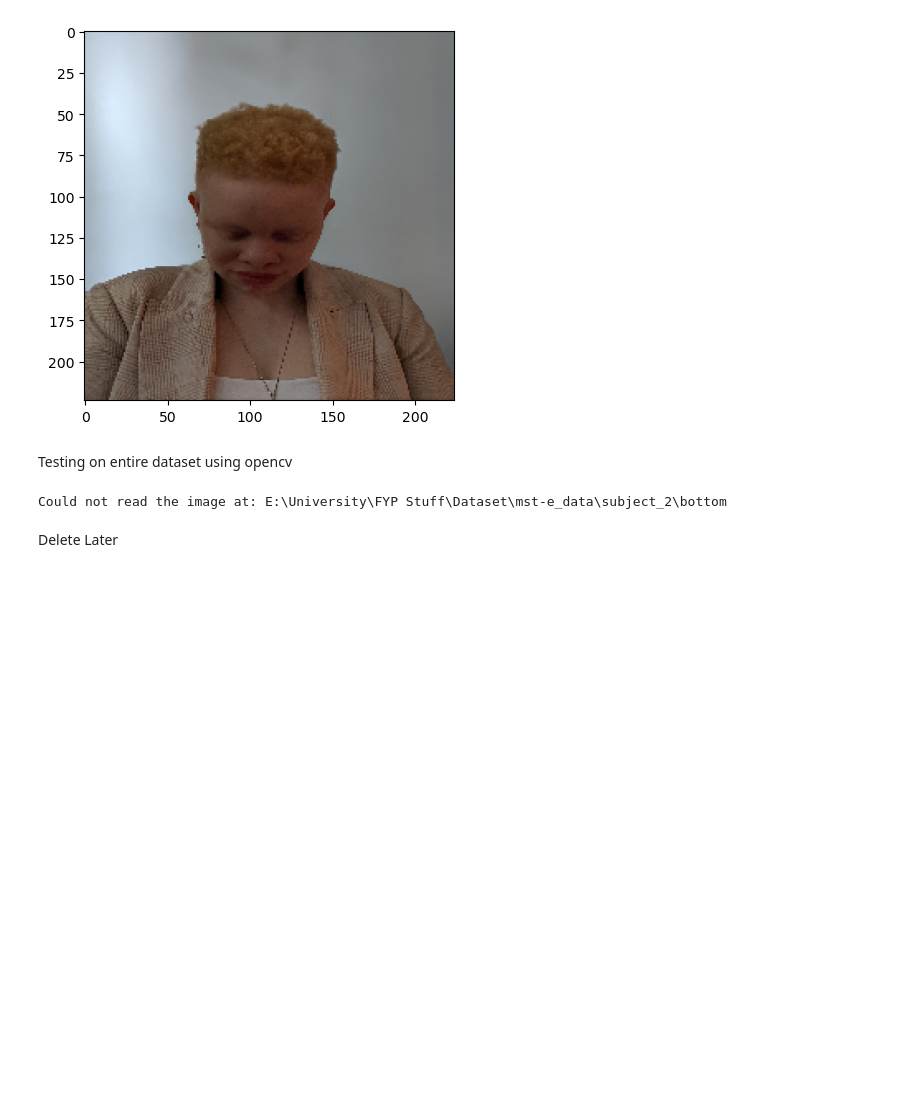
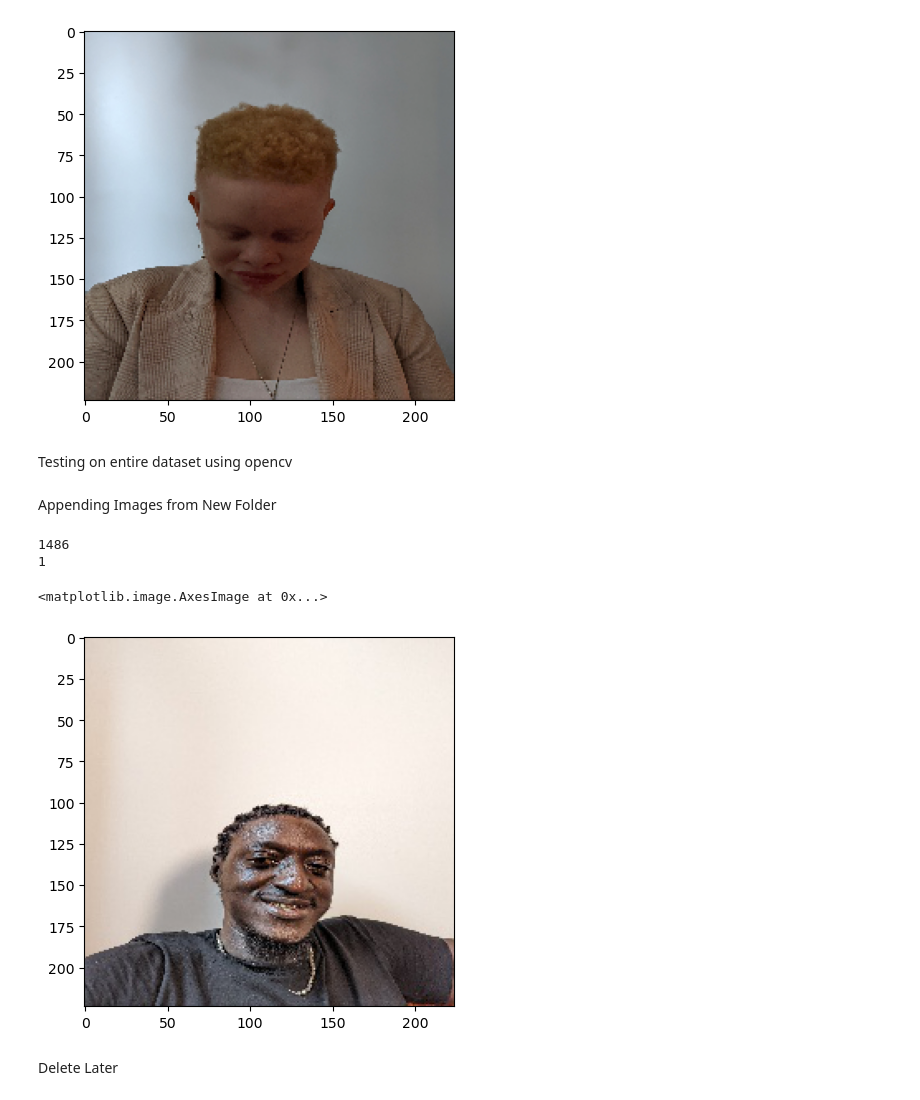
Before and after one commit to Danial-Ahmad10/BEE12C-Multiracial_Skin_Tone_Recognition-Danial, a Jupyter notebook: Preprocessing.ipynb, the cells around one changed output. Cells and saved outputs as stored; diff of their text form; code cells hidden in the pictures; blank space fills up the shorter version.

Commit message:
Resized and appended Images

```diff
--- a/Preprocessing.ipynb
+++ b/Preprocessing.ipynb
@@ -60,10 +60,7 @@ plt.imshow(resized_img)
 # %% [markdown]
 Testing on entire dataset using opencv
 # %%
-import os
-import cv2
-import pandas as pd
-from tqdm import tqdm
+images =[]
 
 # Function to resize images and save to a destination folder
 def resize_and_save(input_folder, output_folder, df, target_size=(224, 224)):
@@ -91,6 +88,7 @@ def resize_and_save(input_folder, output_folder, df, target_size=(224, 224)):
         img = cv2.imread(input_path)
         img = cv2.resize(img, target_size)
 
+        images.append(img)
         # Save the resized image to the output folder
         cv2.imwrite(output_path, img)
 
@@ -102,8 +100,32 @@ if __name__ == "__main__":
 
     # Resize and save images
     resize_and_save(input_folder, output_folder, df)
-# %% [output]
-Could not read the image at: E:\University\FYP Stuff\Dataset\mst-e_data\subject_2\bottom
+# %% [markdown]
+Appending Images from New Folder
+# %%
+images = []
+labels = []
+
+for file in os.listdir(output_folder):
+
+    #Get the path name of image
+    img_path = os.path.join(output_folder, file)
+
+    #Open image and append
+    image = cv2.imread(img_path)
+    image = cv2.cvtColor(image, cv2.COLOR_BGR2RGB)
+    images.append(image)
+    # labels.append(label)
+
+print(len(images))
+# print(len(labels))
+print(label[0])
+plt.imshow(images[0])
+# %% [output]
+1486
+1
+<matplotlib.image.AxesImage at 0x...>
+[figure, added]
 # %% [markdown]
 Delete Later
 # %% [markdown]
```
